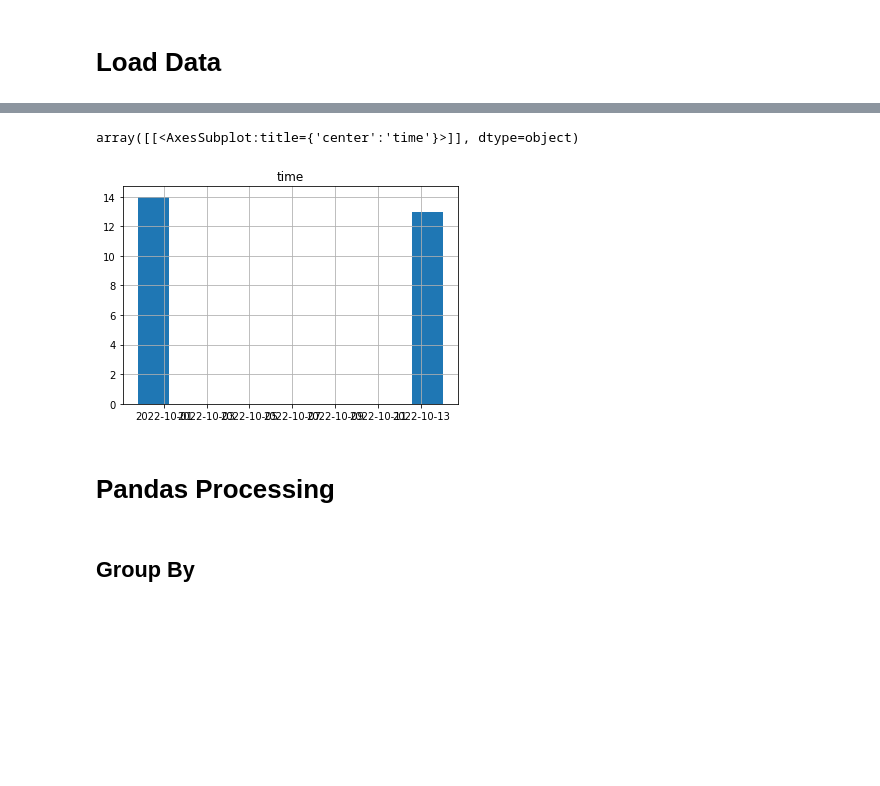
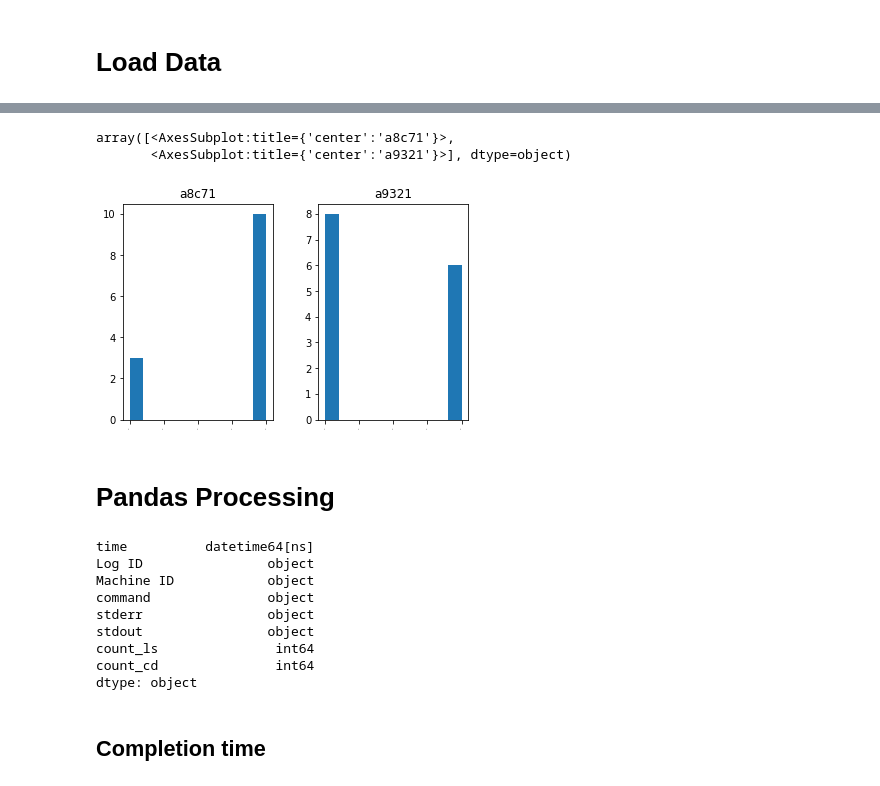
Before and after one commit to GuningShen/error-suggestion, a Jupyter notebook: Pandas_Guide.ipynb, the cells around one changed output, grey strips where cells are left out. Saved outputs shown, nothing was run; the diff lists cells and outputs as text; code cells hidden in the pictures; blank space fills up the shorter version.

Commit message:
analyze error frequency

```diff
--- a/Pandas_Guide.ipynb
+++ b/Pandas_Guide.ipynb
@@ -11,5 +15,6 @@ from datetime import datetime
 output_dir = "output_data/"
 file = "response1.pki"
 raw_data = pd.read_pickle(output_dir + file)
-raw_data.head()
+raw_data = raw_data[["time", "Log ID", "Machine ID", "command", "stderr", "stdout"]]
+raw_data
 # %% [output]
@@ -31,0 +52,7 @@ raw_data.describe()
+# %%
+r = re.compile(r'.*((N|n)o).*')
+# %%
+raw_data["count_ls"] = raw_data["command"].str.count("ls")
+raw_data["count_cd"] = raw_data["command"].str.count("cd")
+raw_data["error"] = raw_data.stderr.apply(lambda x: bool(r.match(x)))
+raw_data
@@ -32,9 +134,22 @@ raw_data.describe()
 # %%
-raw_data.hist()
+raw_data.hist(column="count_ls", by="Machine ID", xlabelsize=1)
 # %% [output]
-array([[<AxesSubplot:title={'center':'time'}>]], dtype=object)
+array([<AxesSubplot:title={'center':'a8c71'}>,
+       <AxesSubplot:title={'center':'a9321'}>], dtype=object)
-[figure, old version]
+[figure, new version]
 # %% [markdown]
 # Pandas Processing
-# %% [markdown]
-## Group By
+# %%
+raw_data.dtypes
+# %% [output]
+time          datetime64[ns]
+Log ID                object
+Machine ID            object
+command               object
+stderr                object
+stdout                object
+count_ls               int64
+count_cd               int64
+dtype: object
+# %% [markdown]
+## Completion time
```
Also changed, not shown: parts of 13 cells of this notebook, 3 other files.
